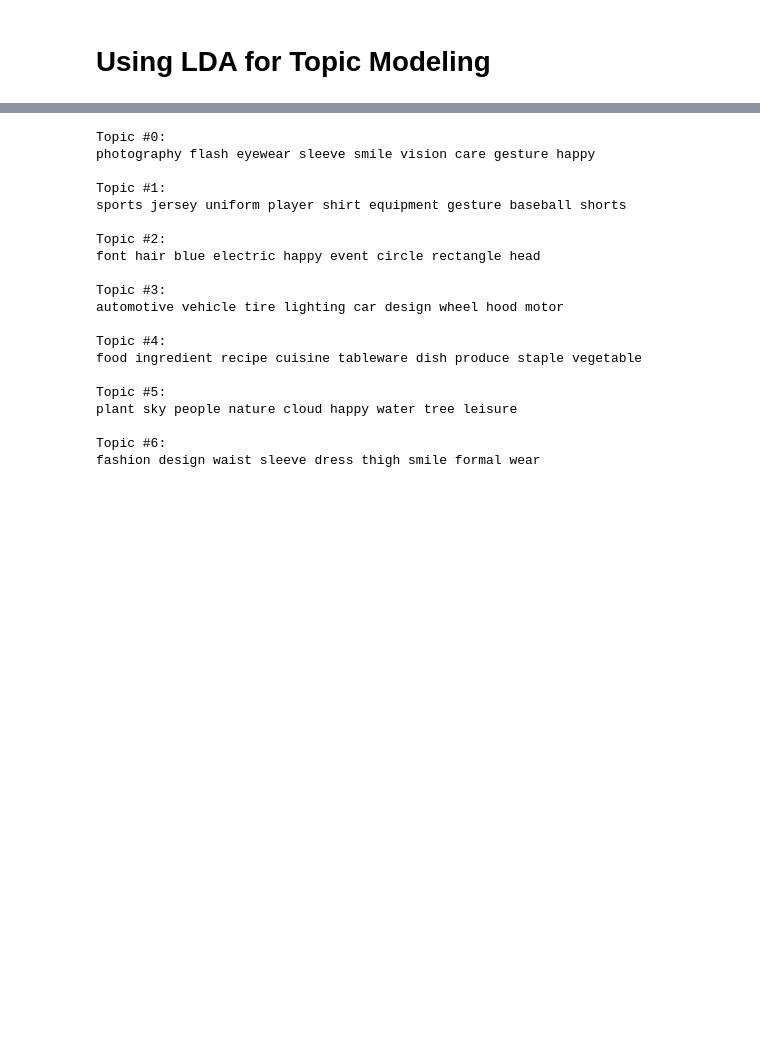
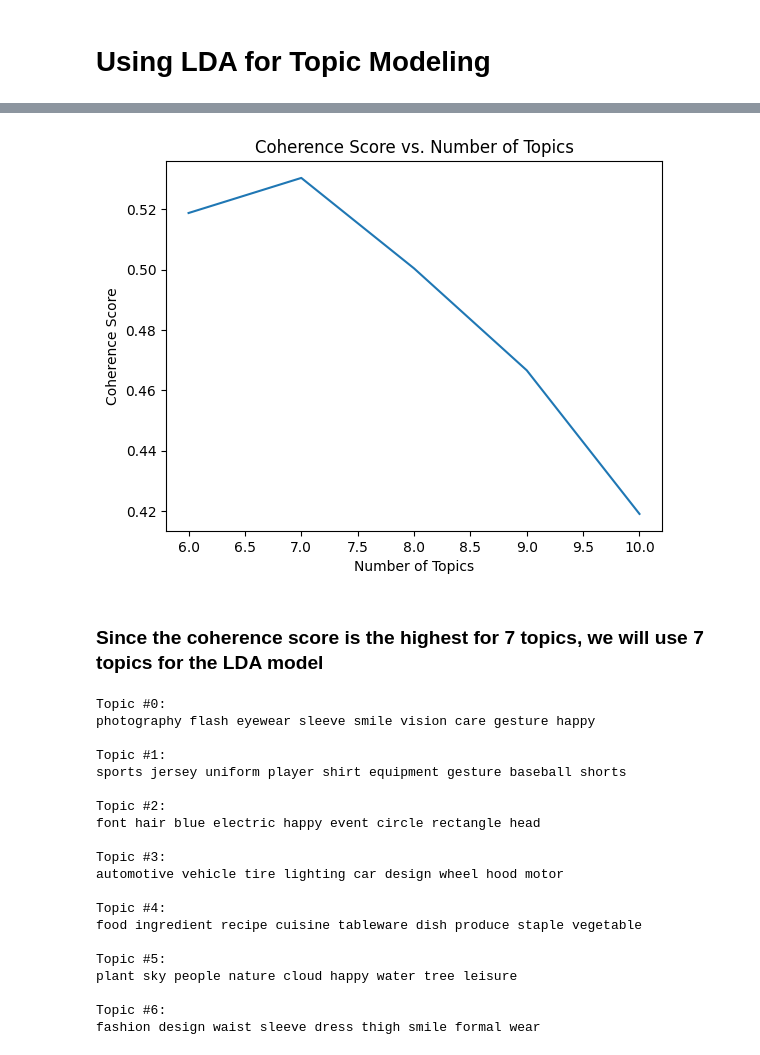
Before and after one commit to krishangupta33/topic-modeling-social-media-analytics, a Jupyter notebook: main.ipynb, the cells around one changed output, grey strips where cells are left out. Drawn from its saved outputs; the diff is of its cells as text; code cells hidden in the pictures; blank space fills up the shorter version.

Commit message:
coherence value

```diff
--- a/main.ipynb
+++ b/main.ipynb
@@ -190,3 +239,16 @@ Code Commented out to avoid accidental execution
+# %%
+#plot
+import matplotlib.pyplot as plt
+
+plt.plot(range(6, 11), coherence_values)
+plt.xlabel("Number of Topics")
+plt.ylabel("Coherence Score")
+plt.title("Coherence Score vs. Number of Topics")
+plt.show()
+# %% [output]
+[figure, added]
+# %% [markdown]
+ ### Since the coherence score is the highest for 7 topics, we will use 7 topics for the LDA model
 # %%
 import pandas as pd
 from sklearn.feature_extraction.text import CountVectorizer
```
Also changed, not shown: parts of 2 cells of this notebook.
